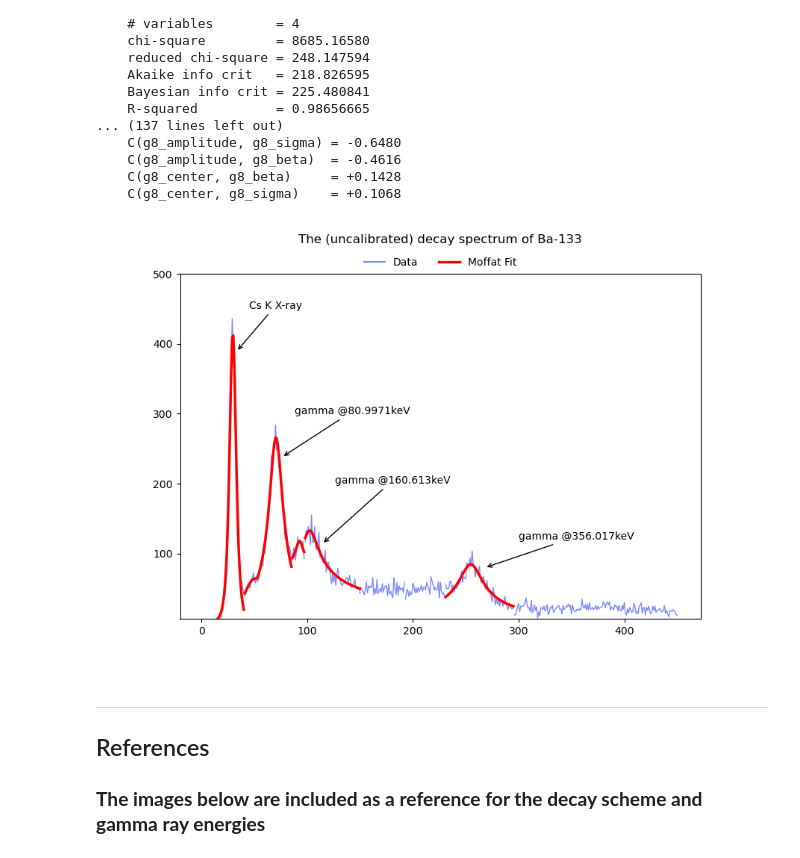
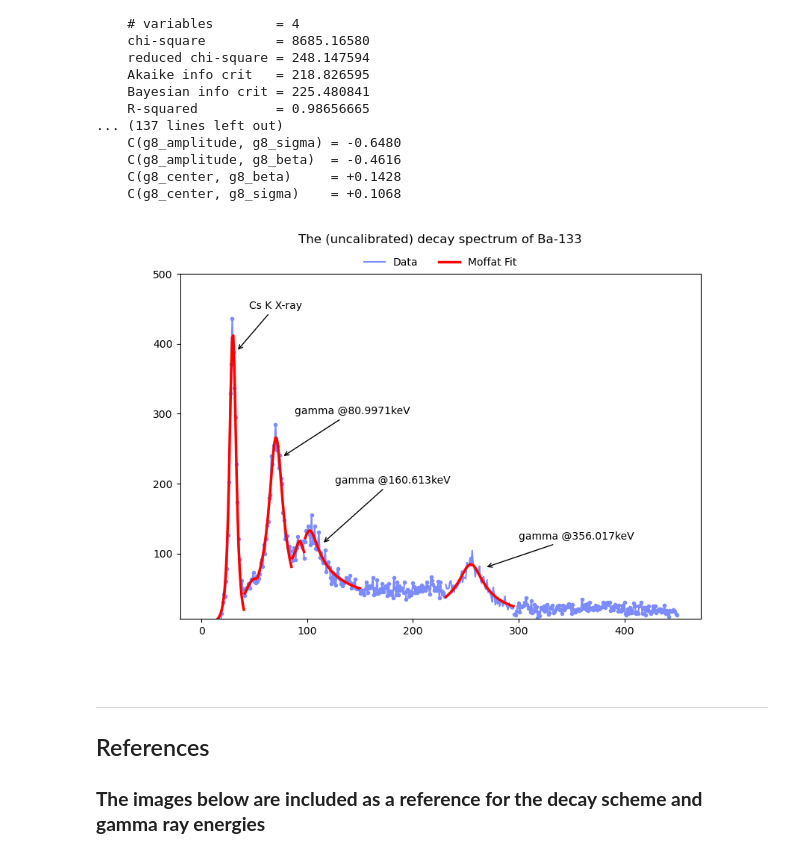
Before and after one commit to Al-1n/Compton, a Jupyter notebook: 0.3.Uncalibrated_Ba_Spectrum.ipynb, the cells around one changed output. Drawn from its saved outputs; the diff is of its cells as text; code cells hidden in the pictures.

```diff
--- a/0.3.Uncalibrated_Ba_Spectrum.ipynb
+++ b/0.3.Uncalibrated_Ba_Spectrum.ipynb
@@ -124,29 +125,29 @@ print()
 plt.figure(figsize=(9,6))
 
 #plot data and models
-plt.plot(channel_range_dfs['Range 0-40']['Channel'], channel_range_dfs['Range 0-40']['Counts'], '#7c8bfd', linewidth=1)
+plt.plot('Channel', 'Counts', data =  channel_range_dfs['Range 0-40'], color = '#7c8bfd', marker = ".")
 plt.plot(channel_range_dfs['Range 0-40']['Channel'], result1.best_fit, 'r-', linewidth=2.5)
 
-plt.plot(channel_range_dfs['Range 40-52']['Channel'], channel_range_dfs['Range 40-52']['Counts'], '#7c8bfd', linewidth=1)
+plt.plot('Channel', 'Counts', data = channel_range_dfs['Range 40-52'], color = '#7c8bfd', marker = ".")
 plt.plot(channel_range_dfs['Range 40-52']['Channel'], result2.best_fit, 'r-', linewidth=2.5)
 
-plt.plot(channel_range_dfs['Range 52-85']['Channel'], channel_range_dfs['Range 52-85']['Counts'], '#7c8bfd', linewidth=1)
+plt.plot('Channel', 'Counts', data = channel_range_dfs['Range 52-85'], color = '#7c8bfd', marker = ".")
 plt.plot(channel_range_dfs['Range 52-85']['Channel'], result3.best_fit, 'r-', linewidth=2.5)
 
-plt.plot(channel_range_dfs['Range 85-97']['Channel'], channel_range_dfs['Range 85-97']['Counts'], '#7c8bfd', linewidth=1)
+plt.plot('Channel', 'Counts', data = channel_range_dfs['Range 85-97'], color = '#7c8bfd', marker = ".")
 plt.plot(channel_range_dfs['Range 85-97']['Channel'], result4.best_fit, 'r-', linewidth=2.5)
 
-plt.plot(channel_range_dfs['Range 97-150']['Channel'], channel_range_dfs['Range 97-150']['Counts'], '#7c8bfd', linewidth=1)
+plt.plot('Channel', 'Counts', data = channel_range_dfs['Range 97-150'], color = '#7c8bfd', marker = ".")
 plt.plot(channel_range_dfs['Range 97-150']['Channel'], result5.best_fit, 'r-', linewidth=2.5)
 
-plt.plot(channel_range_dfs['Range 150-192']['Channel'], channel_range_dfs['Range 150-192']['Counts'], '#7c8bfd', linewidth=1)
+plt.plot('Channel', 'Counts', data = channel_range_dfs['Range 150-192'], color = '#7c8bfd', marker = ".")
 
-plt.plot(channel_range_dfs['Range 192-230']['Channel'], channel_range_dfs['Range 192-230']['Counts'], '#7c8bfd', linewidth=1)
+plt.plot('Channel', 'Counts', data = channel_range_dfs['Range 192-230'], color = '#7c8bfd', marker = ".")
 
-plt.plot(channel_range_dfs['Range 230-295']['Channel'], channel_range_dfs['Range 230-295']['Counts'], '#7c8bfd', linewidth=1)
+plt.plot('Channel', 'Counts', data = channel_range_dfs['Range 230-295'], color = '#7c8bfd', marker = ",")
 plt.plot(channel_range_dfs['Range 230-295']['Channel'], result8.best_fit, 'r-', linewidth=2.5)
 
-plt.plot(channel_range_dfs['Range 295-450']['Channel'], channel_range_dfs['Range 295-450']['Counts'], '#7c8bfd', linewidth=1)
+plt.plot('Channel', 'Counts', data = channel_range_dfs['Range 295-450'], color = '#7c8bfd', marker = ".")
 
 
 plt.title('The (uncalibrated) decay spectrum of Ba-133', y = 1.07)
@@ -162,34 +163,34 @@ plt.annotate('Cs K X-ray', xy=(33, 389), xytext=(45, 450),
                             connectionstyle="arc"),
             )
 
 plt.annotate('gamma @80.9971keV', xy=(76, 238), xytext=(88, 299),
             arrowprops=dict(arrowstyle="->",
                             connectionstyle="arc"),
             )
 
 plt.annotate('gamma @160.613keV', xy=(114, 114), xytext=(126, 200),
             arrowprops=dict(arrowstyle="->",
                             connectionstyle="arc"),
             )
 
 plt.annotate('gamma @356.017keV', xy=(268, 80), xytext=(300, 120),
             arrowprops=dict(arrowstyle="->",
                             connectionstyle="arc"),
             )
 
 # Create legend entries for the blue and red lines (data and model) and display the legend
 blue_line = mlines.Line2D([], [], color='#7c8bfd', label='Data')
 
 red_line = mlines.Line2D([], [], color='red', label='Moffat Fit', linewidth=2.5)
 
 plt.legend([blue_line, red_line], ['Data', 'Moffat Fit'], loc='lower center', bbox_to_anchor= (0.5, 1.005), ncol=2,
             borderaxespad=0, frameon=False)
 
 
 #show the plot
 plt.show()
 # %% [output]
-[figure, old version]
+[figure, new version]
 # %% [markdown]
 
 
```
Also changed, not shown: parts of 1 cell of this notebook, 6 other files.
